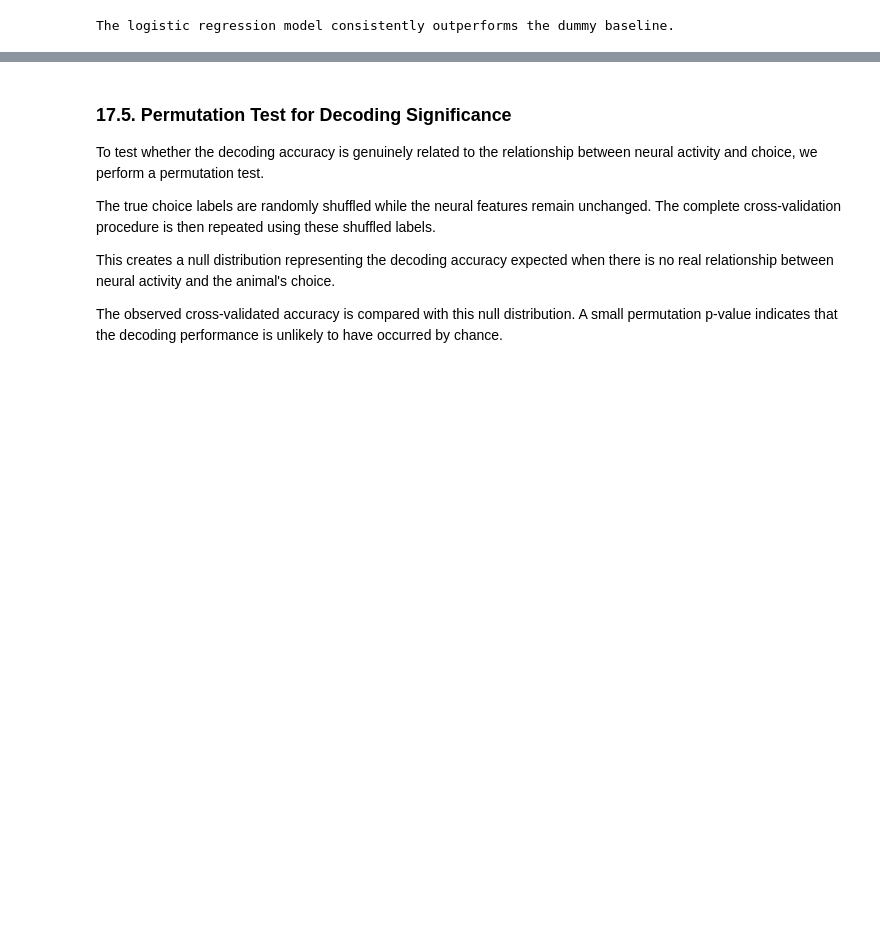
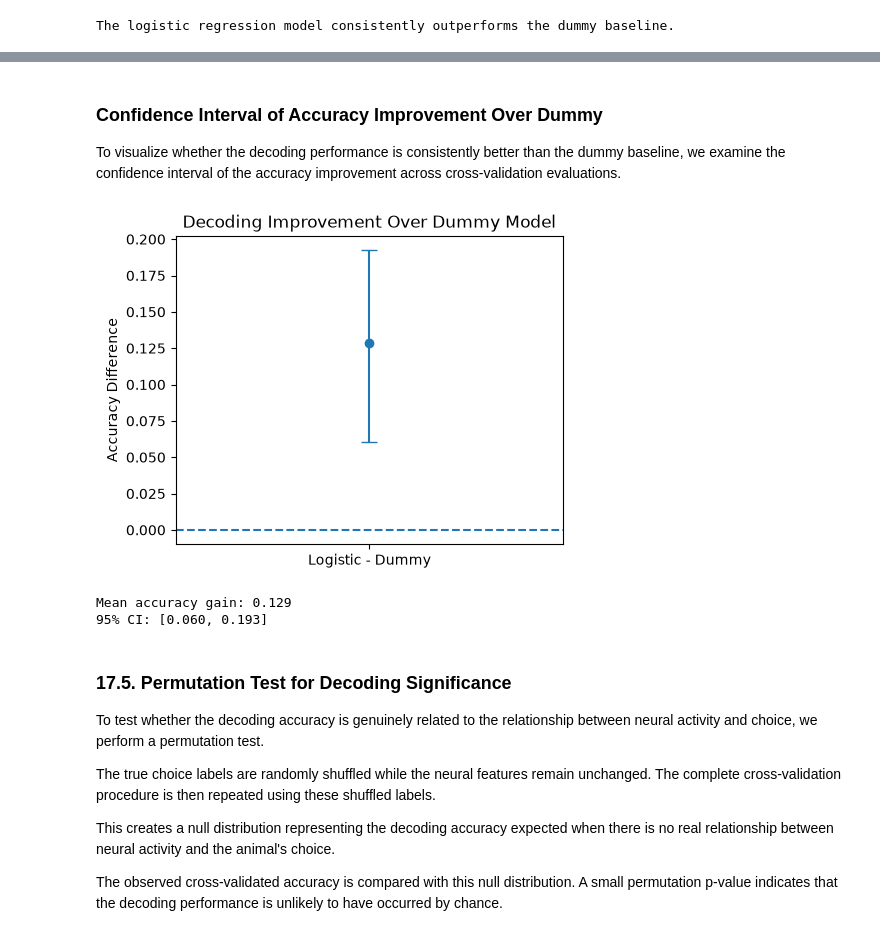
Before and after one commit to parhamKIY/neuroconnect-project, a Jupyter notebook: project_implementation.ipynb, the cells around one changed output, grey strips where cells are left out. Drawn from its saved outputs; the diff is of its cells as text; code cells hidden in the pictures; blank space fills up the shorter version.

```diff
--- a/project_implementation.ipynb
+++ b/project_implementation.ipynb
@@ -913,3 +950,53 @@ plt.show()
+# %% [markdown]
+### Confidence Interval of Accuracy Improvement Over Dummy
+
+To visualize whether the decoding performance is consistently better than the dummy baseline, we examine the confidence interval of the accuracy improvement across cross-validation evaluations.
+# %%
+# Visualize accuracy improvement over dummy baseline
+
+accuracy_gain = logistic_cv_scores - dummy_cv_scores
+
+gain_mean = np.mean(accuracy_gain)
+
+gain_ci = np.percentile(
+    accuracy_gain,
+    [2.5, 97.5]
+)
+
+plt.figure(figsize=(5,4))
+
+plt.errorbar(
+    ["Logistic - Dummy"],
+    [gain_mean],
+    yerr=[
+        [gain_mean - gain_ci[0]],
+        [gain_ci[1] - gain_mean]
+    ],
+    fmt='o',
+    capsize=6
+)
+
+plt.axhline(
+    0,
+    linestyle="--"
+)
+
+plt.ylabel("Accuracy Difference")
+plt.title("Decoding Improvement Over Dummy Model")
+
+plt.show()
+
+print(
+    f"Mean accuracy gain: {gain_mean:.3f}"
+)
+
+print(
+    f"95% CI: [{gain_ci[0]:.3f}, {gain_ci[1]:.3f}]"
+)
+# %% [output]
+[figure, added]
+Mean accuracy gain: 0.129
+95% CI: [0.060, 0.193]
 # %% [markdown]
 ### 17.5. Permutation Test for Decoding Significance
 
```
Also changed, not shown: parts of 27 cells of this notebook.
